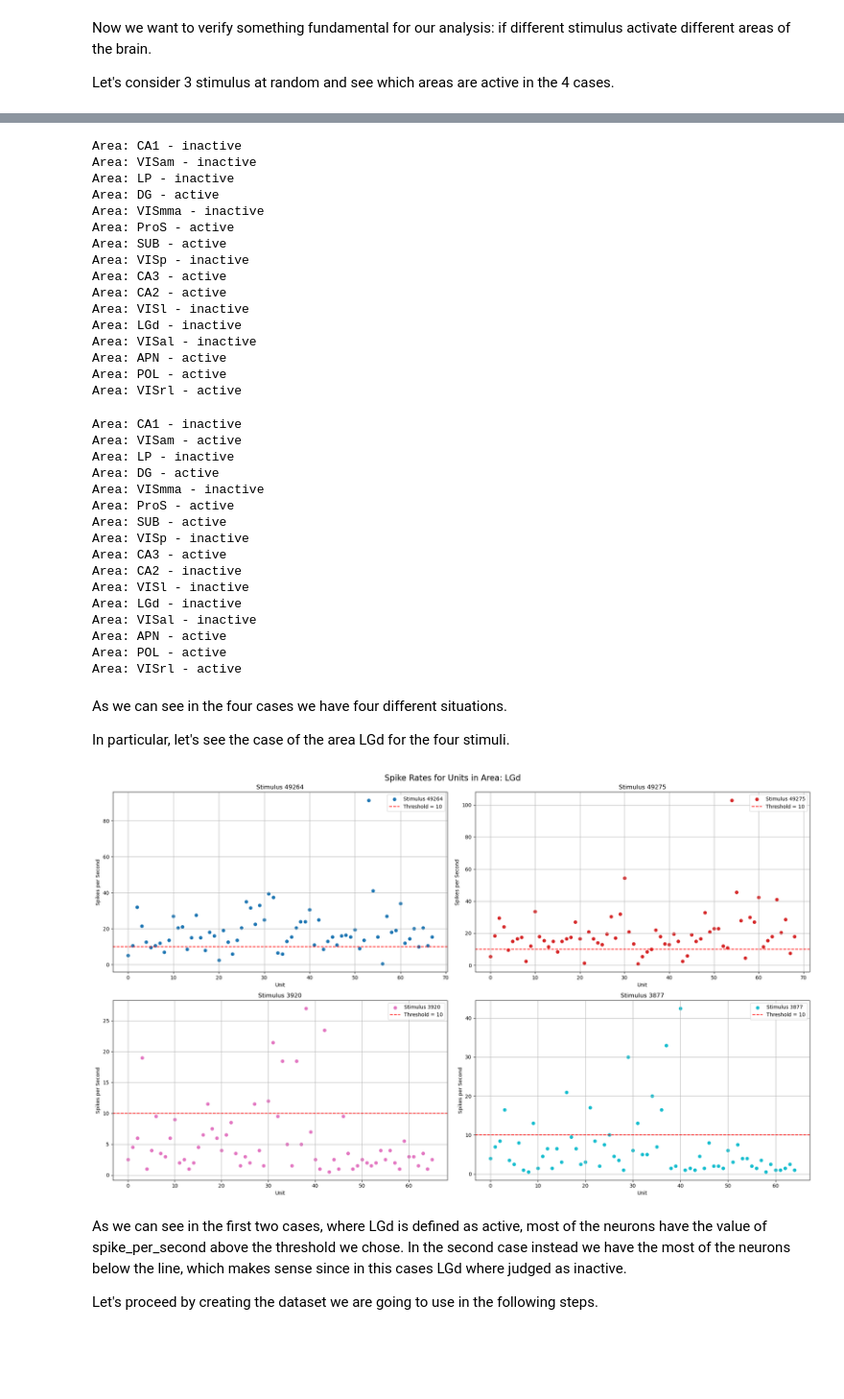
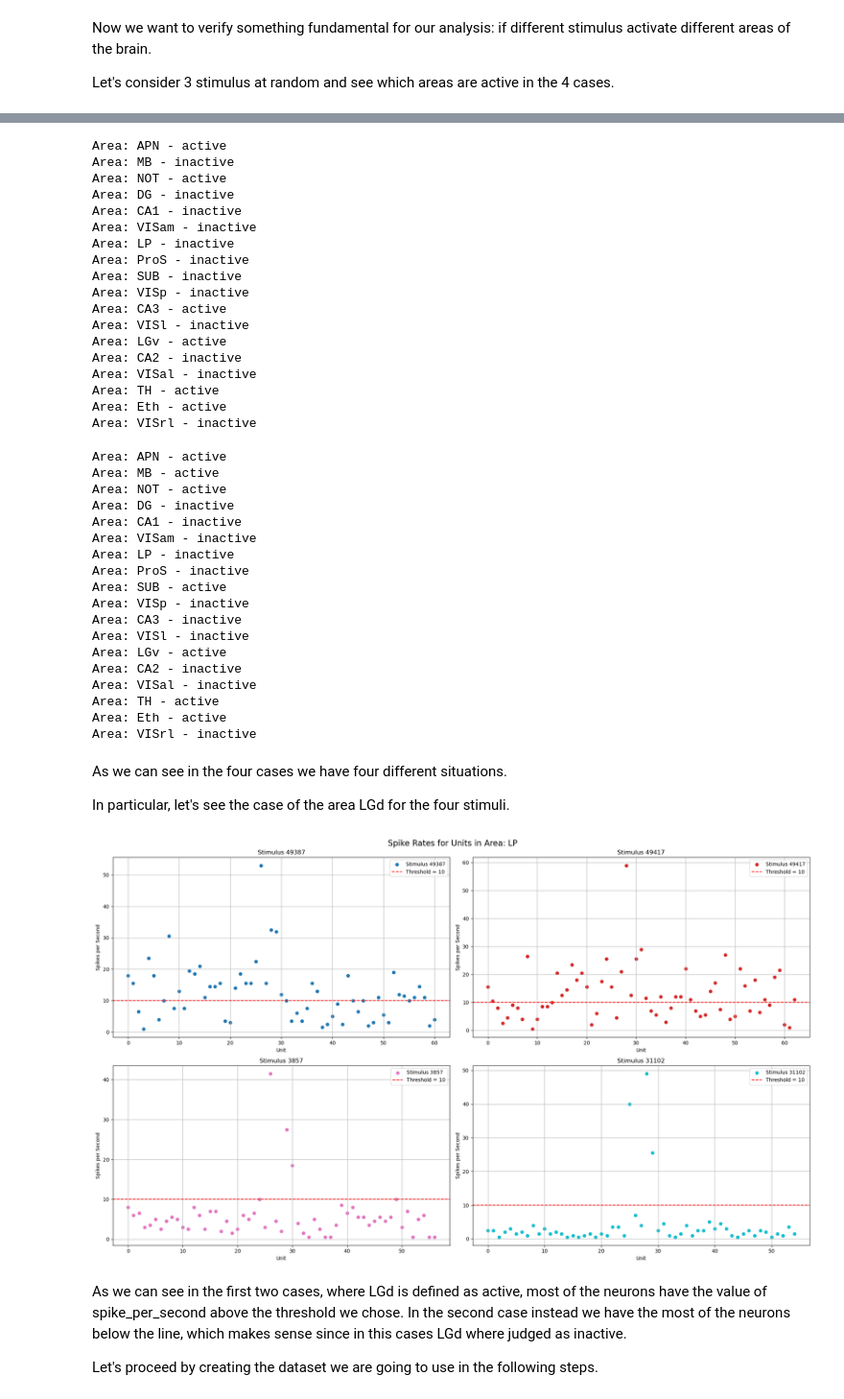
Before and after one commit to FilippoRonzino/mathematical-modelling-for-neuroscience, a Jupyter notebook: data analysis drifting.ipynb, the cells around one changed output, grey strips where cells are left out. Shown at 96% size. Cells and saved outputs as stored; diff of their text form; code cells hidden in the pictures; blank space fills up the shorter version.

```diff
--- a/data analysis drifting.ipynb
+++ b/data analysis drifting.ipynb
@@ -235,7 +221,7 @@ stimulus.
 
 We do so by picking 4 areas and plot the values of spike per second for each neuron in the case of 4 different stimulus.
 # %%
-random_areas = ['CA1', 'VISp', 'LGd', 'VISal']
+random_areas = ['VISam', 'CA1', 'VISp', 'VISal']
 
 colors = plt.cm.get_cmap('tab10', 4)
 
@@ -281,3 +265,5 @@ stimuli = [49264, 49275, 3920, 3877]
+# %%
+stimuli = [49387, 49417, 3857, 31102]
 # %%
 i = stimuli[0]
 for area in df['area'].unique():
@@ -358,22 +348,24 @@ for area in df['area'].unique():
         else:
             print(f"Area: {area} - inactive")
 # %% [output]
+Area: APN - active
+Area: MB - inactive
+Area: NOT - active
+Area: DG - inactive
 Area: CA1 - inactive
 Area: VISam - inactive
 Area: LP - inactive
-Area: DG - active
-Area: VISmma - inactive
-Area: ProS - active
-Area: SUB - active
+Area: ProS - inactive
+Area: SUB - inactive
 Area: VISp - inactive
 Area: CA3 - active
-Area: CA2 - active
 Area: VISl - inactive
-Area: LGd - inactive
+Area: LGv - active
+Area: CA2 - inactive
 Area: VISal - inactive
-Area: APN - active
-Area: POL - active
-Area: VISrl - active
+Area: TH - active
+Area: Eth - active
+Area: VISrl - inactive
 # %%
 i = stimuli[3]
 for area in df['area'].unique():
@@ -390,22 +382,24 @@ for area in df['area'].unique():
         else:
             print(f"Area: {area} - inactive")
 # %% [output]
+Area: APN - active
+Area: MB - active
+Area: NOT - active
+Area: DG - inactive
 Area: CA1 - inactive
-Area: VISam - active
+Area: VISam - inactive
 Area: LP - inactive
-Area: DG - active
-Area: VISmma - inactive
-Area: ProS - active
+Area: ProS - inactive
 Area: SUB - active
 Area: VISp - inactive
-Area: CA3 - active
+Area: CA3 - inactive
+Area: VISl - inactive
+Area: LGv - active
 Area: CA2 - inactive
-Area: VISl - inactive
-Area: LGd - inactive
 Area: VISal - inactive
-Area: APN - active
-Area: POL - active
-Area: VISrl - active
+Area: TH - active
+Area: Eth - active
+Area: VISrl - inactive
 # %% [markdown]
 As we can see in the four cases we have four different situations.
 
@@ -413,31 +407,31 @@ In particular, let's see the case of the area LGd for the four stimuli.
 # %%
 colors = cm.get_cmap('tab10', 4)
 
 fig, axes = plt.subplots(2, 2, figsize=(20, 12))
 
 axes = axes.flatten()
 
 for j, stimulus in enumerate(stimuli):
 
-    stimulus_data = df[(df['area'] == 'LGd') & (df['stimulus_presentation_id'] == stimulus)]
+    stimulus_data = df[(df['area'] == 'LP') & (df['stimulus_presentation_id'] == stimulus)]
 
     axes[j].scatter(range(len(stimulus_data)), stimulus_data['spikes_per_second'],
                     color=colors(j / 4), label=f'Stimulus {stimulus}')
 
     axes[j].axhline(y=10, color='red', linestyle='--', linewidth=1.5, label='Threshold = 10')
 
     axes[j].set_title(f'Stimulus {stimulus}')
     axes[j].set_xlabel('Unit')
     axes[j].set_ylabel('Spikes per Second')
     axes[j].grid(True)
     axes[j].legend()
 
-fig.suptitle('Spike Rates for Units in Area: LGd', fontsize=16)
+fig.suptitle('Spike Rates for Units in Area: LP', fontsize=16)
 
 plt.tight_layout()
 plt.show()
 # %% [output]
-[figure, old version]
+[figure, new version]
 # %% [markdown]
 As we can see in the first two cases, where LGd is defined as active, most of the neurons have the value of spike_per_second above the threshold we chose.
 In the second case instead we have the most of the neurons below the line, which makes sense since in this cases LGd where judged as inactive.
```
Also changed, not shown: parts of 19 cells of this notebook.
